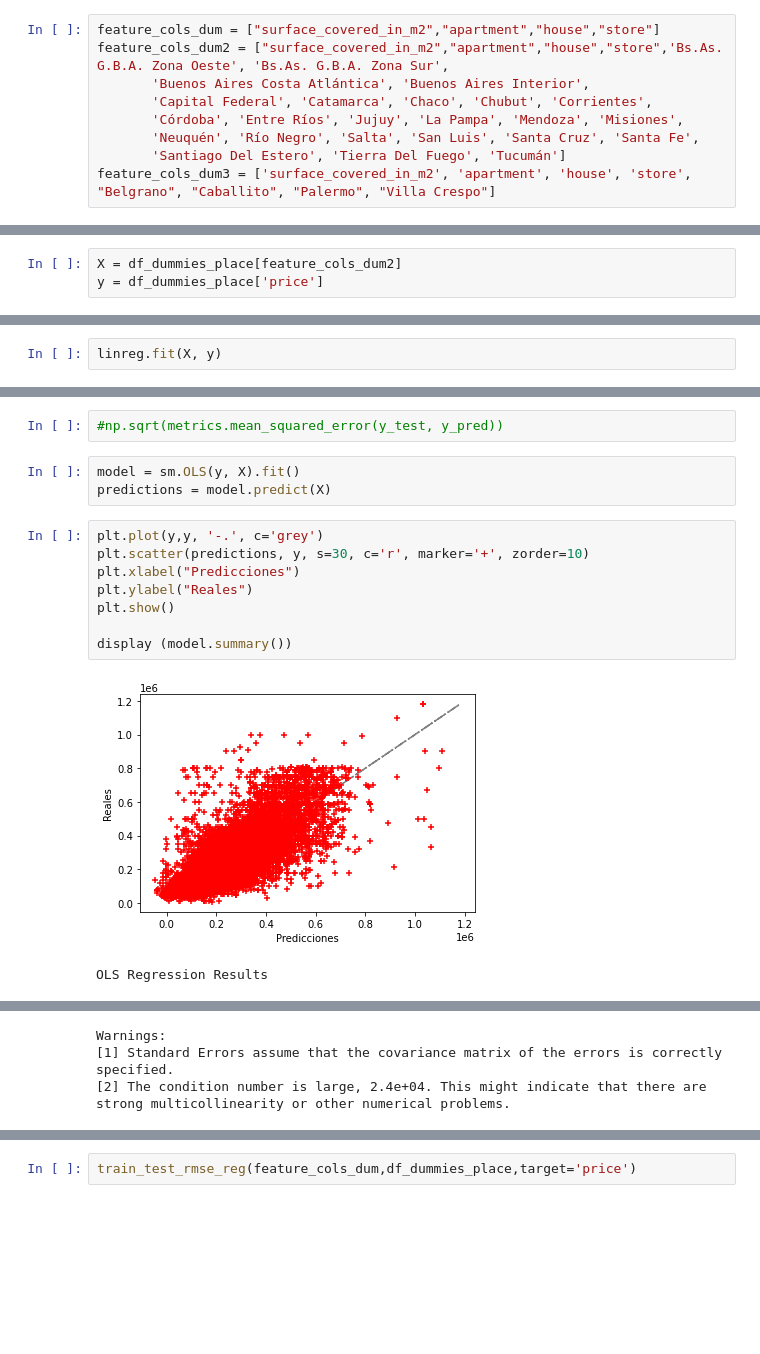
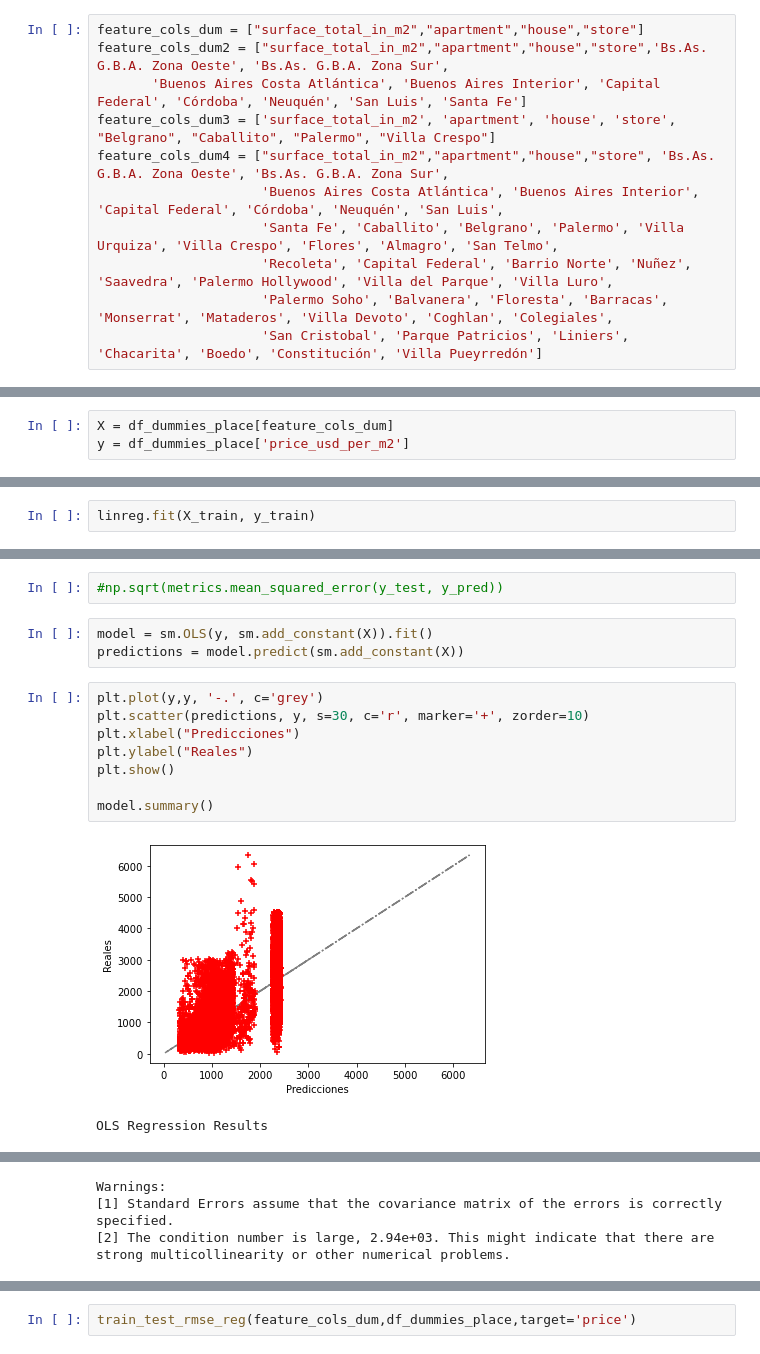
Before and after one commit to Properati-Analysis/TP2, a Jupyter notebook: NewTP1.ipynb, the cells around one changed output, grey strips where cells are left out. Drawn from its saved outputs; the diff is of its cells as text; blank space fills up the shorter version.

Commit message:
Improving performance of Linear Model

```diff
--- a/NewTP1.ipynb
+++ b/NewTP1.ipynb
@@ -329,9 +396,11 @@ df_dummies_place
 # %%
-feature_cols_dum = ["surface_covered_in_m2","apartment","house","store"]
-feature_cols_dum2 = ["surface_covered_in_m2","apartment","house","store",'Bs.As. G.B.A. Zona Oeste', 'Bs.As. G.B.A. Zona Sur',
-       'Buenos Aires Costa Atlántica', 'Buenos Aires Interior',
-       'Capital Federal', 'Catamarca', 'Chaco', 'Chubut', 'Corrientes',
-       'Córdoba', 'Entre Ríos', 'Jujuy', 'La Pampa', 'Mendoza', 'Misiones',
-       'Neuquén', 'Río Negro', 'Salta', 'San Luis', 'Santa Cruz', 'Santa Fe',
-       'Santiago Del Estero', 'Tierra Del Fuego', 'Tucumán']
-feature_cols_dum3 = ['surface_covered_in_m2', 'apartment', 'house', 'store', "Belgrano", "Caballito", "Palermo", "Villa Crespo"]
+feature_cols_dum = ["surface_total_in_m2","apartment","house","store"]
+feature_cols_dum2 = ["surface_total_in_m2","apartment","house","store",'Bs.As. G.B.A. Zona Oeste', 'Bs.As. G.B.A. Zona Sur',
+       'Buenos Aires Costa Atlántica', 'Buenos Aires Interior', 'Capital Federal', 'Córdoba', 'Neuquén', 'San Luis', 'Santa Fe']
+feature_cols_dum3 = ['surface_total_in_m2', 'apartment', 'house', 'store', "Belgrano", "Caballito", "Palermo", "Villa Crespo"]
+feature_cols_dum4 = ["surface_total_in_m2","apartment","house","store", 'Bs.As. G.B.A. Zona Oeste', 'Bs.As. G.B.A. Zona Sur',
+                     'Buenos Aires Costa Atlántica', 'Buenos Aires Interior', 'Capital Federal', 'Córdoba', 'Neuquén', 'San Luis',
+                     'Santa Fe', 'Caballito', 'Belgrano', 'Palermo', 'Villa Urquiza', 'Villa Crespo', 'Flores', 'Almagro', 'San Telmo',
+                     'Recoleta', 'Capital Federal', 'Barrio Norte', 'Nuñez', 'Saavedra', 'Palermo Hollywood', 'Villa del Parque', 'Villa Luro',
+                     'Palermo Soho', 'Balvanera', 'Floresta', 'Barracas', 'Monserrat', 'Mataderos', 'Villa Devoto', 'Coghlan', 'Colegiales',
+                     'San Cristobal', 'Parque Patricios', 'Liniers', 'Chacarita', 'Boedo', 'Constitución', 'Villa Pueyrredón']
@@ -338,3 +417,3 @@ feature_cols_dum3 = ['surface_covered_in_m2', 'apartment', 'house', 'store', "Be
 # %%
-X = df_dummies_place[feature_cols_dum2]
-y = df_dummies_place['price']
+X = df_dummies_place[feature_cols_dum]
+y = df_dummies_place['price_usd_per_m2']
@@ -350,4 +441,4 @@ linreg = LinearRegression()
 # %%
-linreg.fit(X, y)
+linreg.fit(X_train, y_train)
 # %% [output]
 LinearRegression()
@@ -356,16 +466,16 @@ from sklearn.model_selection import train_test_split
 # %%
 #np.sqrt(metrics.mean_squared_error(y_test, y_pred))
 # %%
-model = sm.OLS(y, X).fit()
-predictions = model.predict(X)
+model = sm.OLS(y, sm.add_constant(X)).fit()
+predictions = model.predict(sm.add_constant(X))
 # %%
 plt.plot(y,y, '-.', c='grey')
 plt.scatter(predictions, y, s=30, c='r', marker='+', zorder=10)
 plt.xlabel("Predicciones")
 plt.ylabel("Reales")
 plt.show()
 
-display (model.summary())
+model.summary()
 # %% [output]
-[figure, old version]
+[figure, new version]
 OLS Regression Results
@@ -401,4 +501,4 @@ OLS Regression Results
 Warnings:
 [1] Standard Errors assume that the covariance matrix of the errors is correctly specified.
-[2] The condition number is large, 2.4e+04. This might indicate that there are
+[2] The condition number is large, 2.94e+03. This might indicate that there are
 strong multicollinearity or other numerical problems.
```
Also changed, not shown: parts of 83 cells of this notebook.
